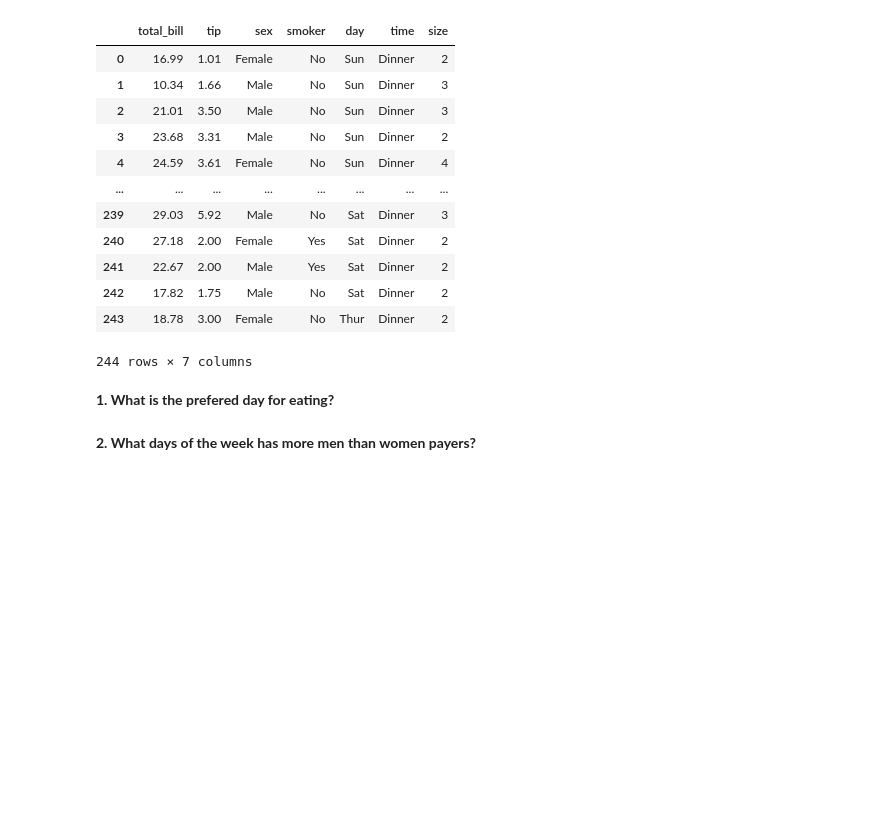
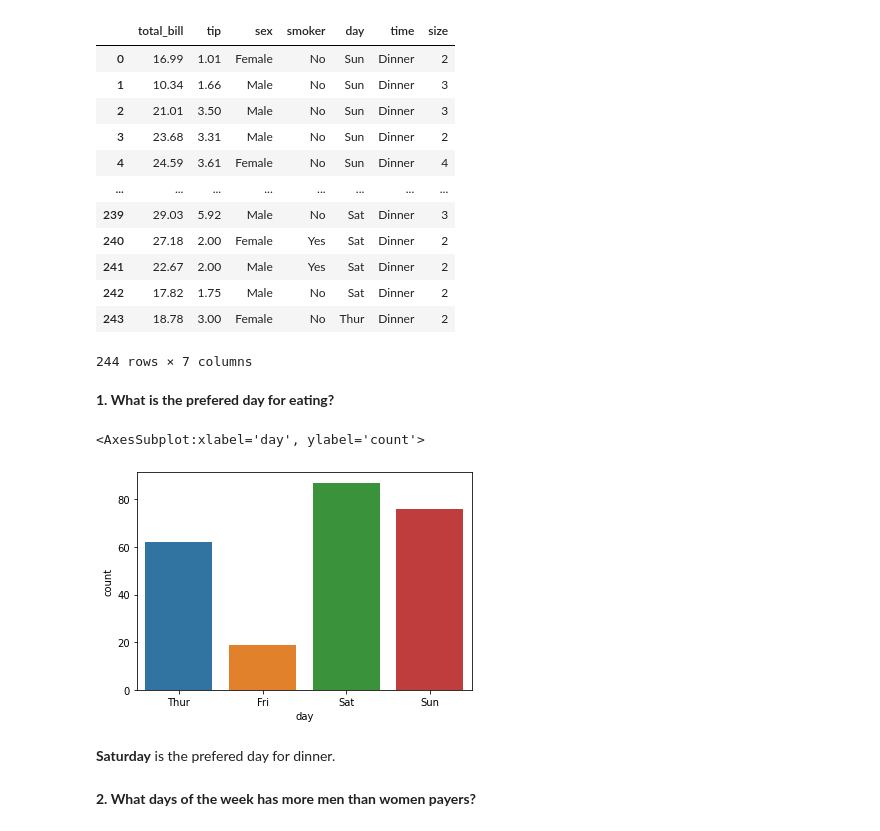
Before and after one commit to Ironhack-Data-Madrid-Enero-2021/lab-visualization-intro, a Jupyter notebook: your-code/challenge-1.ipynb, the cells around one changed output. Saved outputs shown, nothing was run; the diff lists cells and outputs as text; code cells hidden in the pictures; blank space fills up the shorter version.

Commit message:
Terminado el ejercicio de Visualización, qué guapo!

```diff
--- a/your-code/challenge-1.ipynb
+++ b/your-code/challenge-1.ipynb
@@ -33,5 +33,13 @@ sns.load_dataset("tips")
 244 rows × 7 columns
 # %% [markdown]
 **1. What is the prefered day for eating?**
+# %%
+tips = sns.load_dataset("tips")
+sns.countplot(x=tips.day)
+# %% [output]
+<AxesSubplot:xlabel='day', ylabel='count'>
+[figure, added]
+# %% [markdown]
+ **Saturday** is the prefered day for dinner.
 # %% [markdown]
 **2. What days of the week has more men than women payers?**
```
Also changed, not shown: parts of 8 cells of this notebook.
